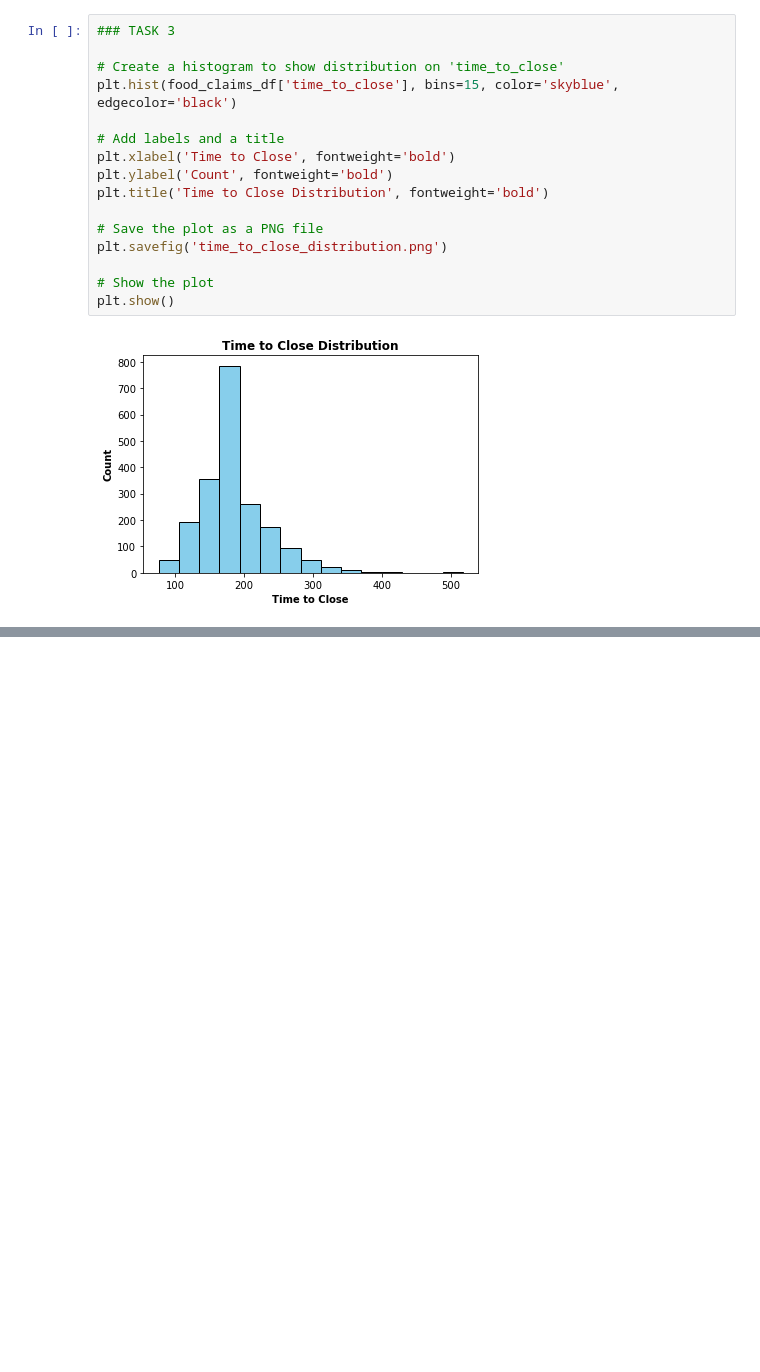
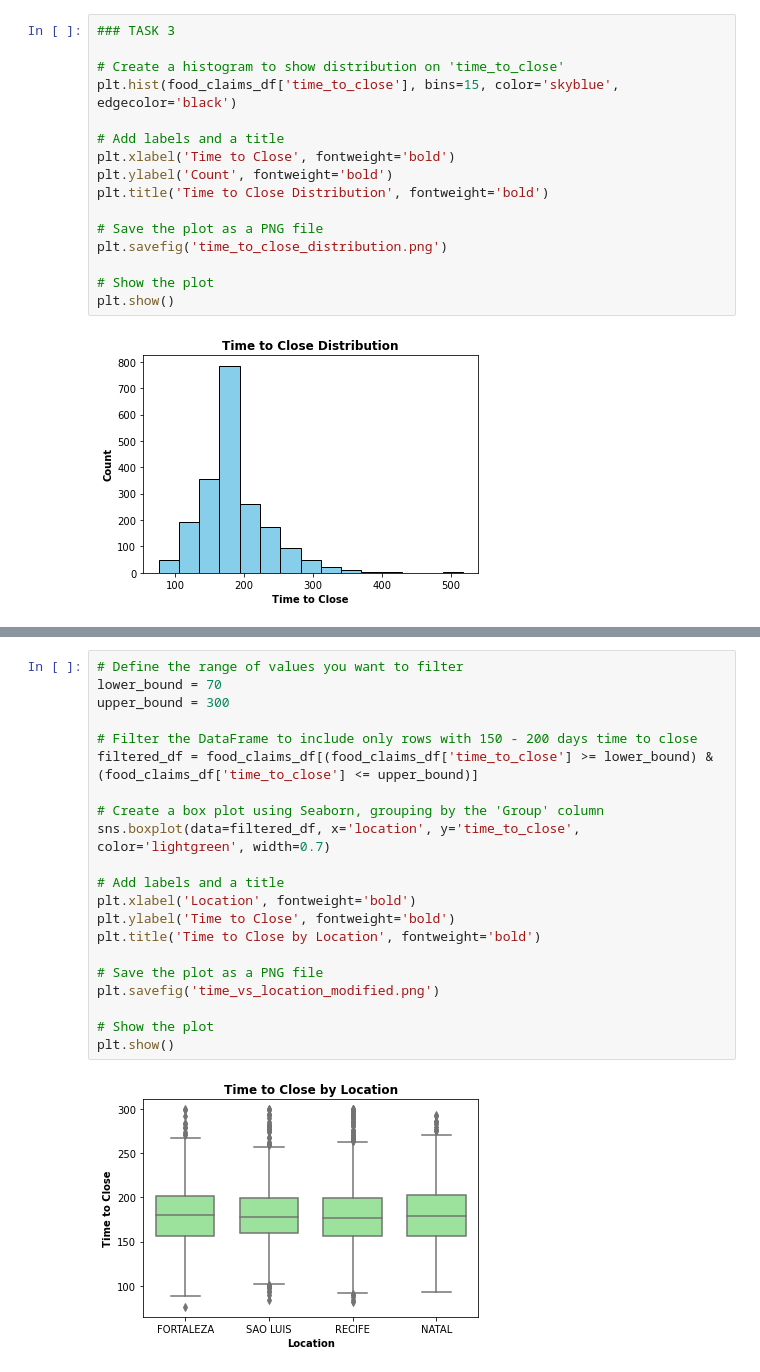
Before and after one commit to eduardo20calvo/Food_Claims_Process, a Jupyter notebook: food_claims_exploratory_analysis.ipynb, the cells around one changed output, grey strips where cells are left out. Cells and saved outputs as stored; diff of their text form; blank space fills up the shorter version.

Commit message:
Modifying final graph

```diff
--- a/food_claims_exploratory_analysis.ipynb
+++ b/food_claims_exploratory_analysis.ipynb
@@ -305,3 +304,26 @@ plt.savefig('time_vs_location.png')
 plt.show()
 # %% [output]
 [figure]
+# %%
+# Define the range of values you want to filter
+lower_bound = 70
+upper_bound = 300
+
+# Filter the DataFrame to include only rows with 150 - 200 days time to close
+filtered_df = food_claims_df[(food_claims_df['time_to_close'] >= lower_bound) & (food_claims_df['time_to_close'] <= upper_bound)]
+
+# Create a box plot using Seaborn, grouping by the 'Group' column
+sns.boxplot(data=filtered_df, x='location', y='time_to_close', color='lightgreen', width=0.7)
+
+# Add labels and a title
+plt.xlabel('Location', fontweight='bold')
+plt.ylabel('Time to Close', fontweight='bold')
+plt.title('Time to Close by Location', fontweight='bold')
+
+# Save the plot as a PNG file
+plt.savefig('time_vs_location_modified.png')
+
+# Show the plot
+plt.show()
+# %% [output]
+[figure, added]
```
Also changed, not shown: parts of 1 cell of this notebook, 1 other file.
